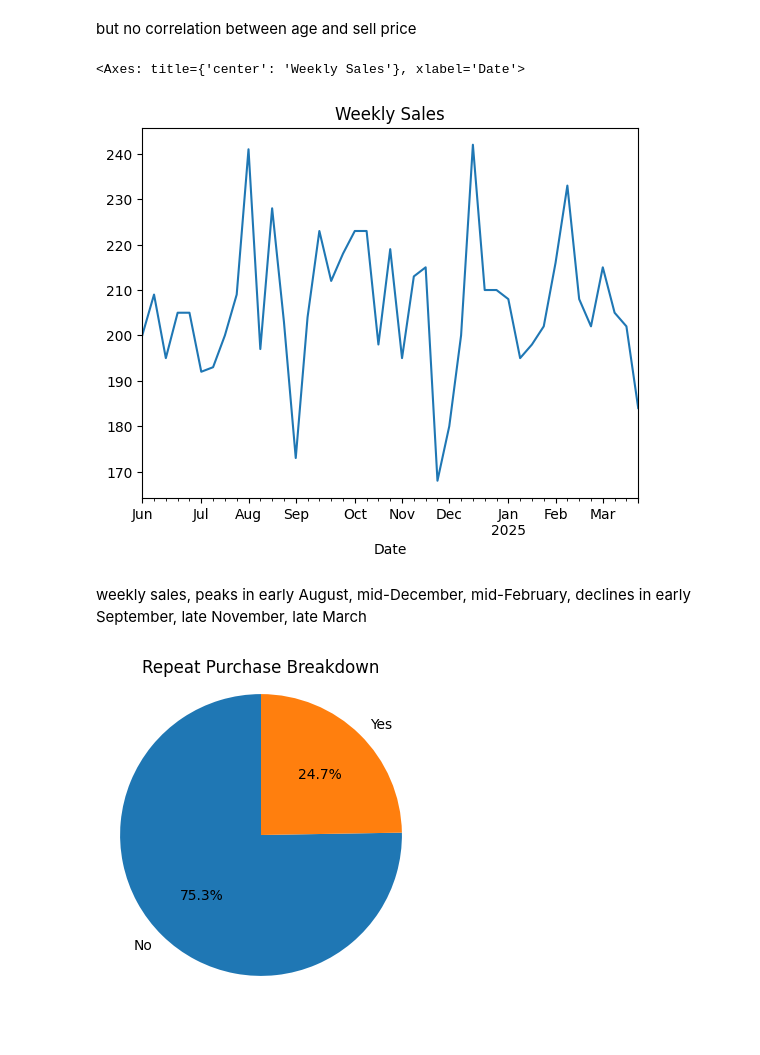
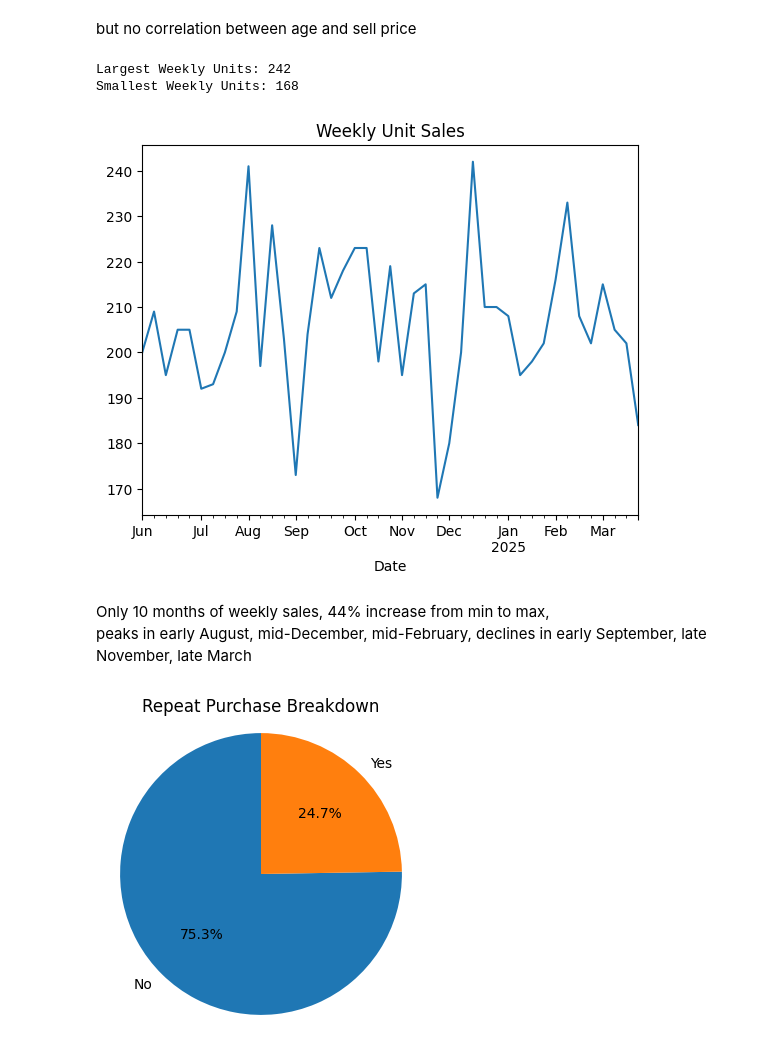
Before and after one commit to SuperDataScience-Community-Projects/SDS-CP026-retail-pulse, a Jupyter notebook: submissions/team/greg-gibson/notebooks/greg-CP026-retail-pulse-1-EDA.ipynb, the cells around one changed output. Drawn from its saved outputs; the diff is of its cells as text; code cells hidden in the pictures; blank space fills up the shorter version.

```diff
--- a/submissions/team/greg-gibson/notebooks/greg-CP026-retail-pulse-1-EDA.ipynb
+++ b/submissions/team/greg-gibson/notebooks/greg-CP026-retail-pulse-1-EDA.ipynb
@@ -232,9 +242,21 @@ sns.heatmap(data.drop(columns='Cus.ID').corr(numeric_only=True), annot=True, cma
 but no correlation between age and sell price
 # %%
 data['Date'] = pd.to_datetime(data['Date'], dayfirst= True)
-data.set_index('Date').resample('W').size().plot(title='Weekly Sales')
+weekly_units = data.set_index('Date').resample('W').size()
+
+weekly_units.plot(title='Weekly Unit Sales')
+
+# Find largest and smallest weekly unit sales
+largest_sales = weekly_units.max()
+smallest_sales = weekly_units.min()
+
+# Output the results
+print(f"Largest Weekly Units: {largest_sales}")
+print(f"Smallest Weekly Units: {smallest_sales}")
 # %% [output]
-<Axes: title={'center': 'Weekly Sales'}, xlabel='Date'>
+Largest Weekly Units: 242
+Smallest Weekly Units: 168
-[figure, old version]
+[figure, new version]
 # %% [markdown]
-weekly sales, peaks in early August, mid-December, mid-February, declines in early September, late November, late March
+Only 10 months of weekly sales, 44% increase from min to max,
+peaks in early August, mid-December, mid-February, declines in early September, late November, late March
```
Also changed, not shown: parts of 12 cells of this notebook, 6 other files.
